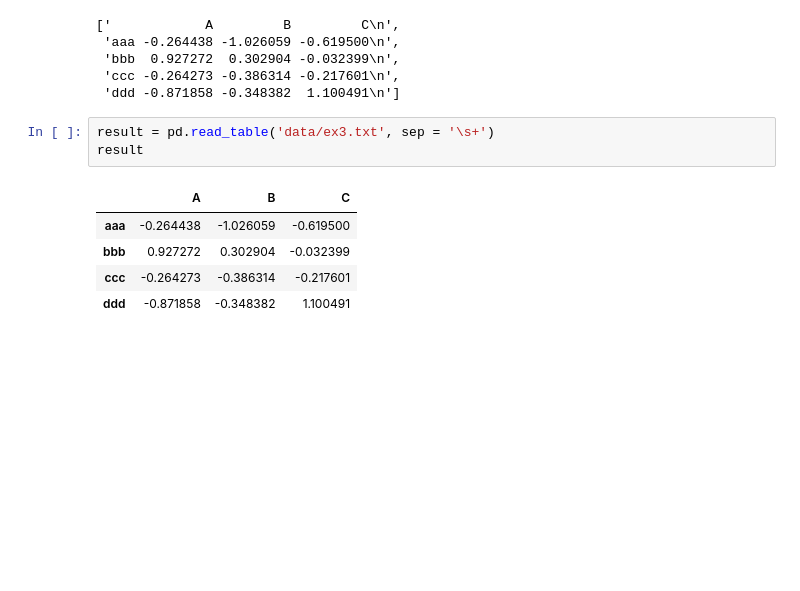
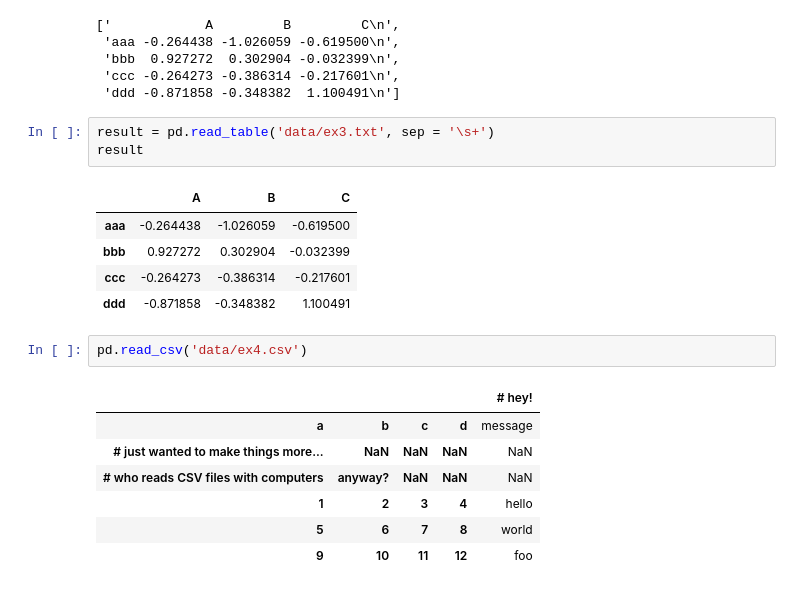
Before and after one commit to kookoowaa/Repository, a Jupyter notebook: Jupyter/Python_for_DA/171023_file handling_01.ipynb, the cells around one changed output. Saved outputs shown, nothing was run; the diff lists cells and outputs as text; blank space fills up the shorter version.

```diff
--- a/Jupyter/Python_for_DA/171023_file handling_01.ipynb
+++ b/Jupyter/Python_for_DA/171023_file handling_01.ipynb
@@ -84,3 +84,13 @@ result
 | bbb | 0.927272 | 0.302904 | -0.032399 |
 | ccc | -0.264273 | -0.386314 | -0.217601 |
 | ddd | -0.871858 | -0.348382 | 1.100491 |
+# %%
+pd.read_csv('data/ex4.csv')
+# %% [output]
+|  |  |  |  | # hey! |
+| a | b | c | d | message |
+| # just wanted to make things more... | NaN | NaN | NaN | NaN |
+| # who reads CSV files with computers | anyway? | NaN | NaN | NaN |
+| 1 | 2 | 3 | 4 | hello |
+| 5 | 6 | 7 | 8 | world |
+| 9 | 10 | 11 | 12 | foo |
```
Also changed, not shown: parts of 21 cells of this notebook, 1 other file.
